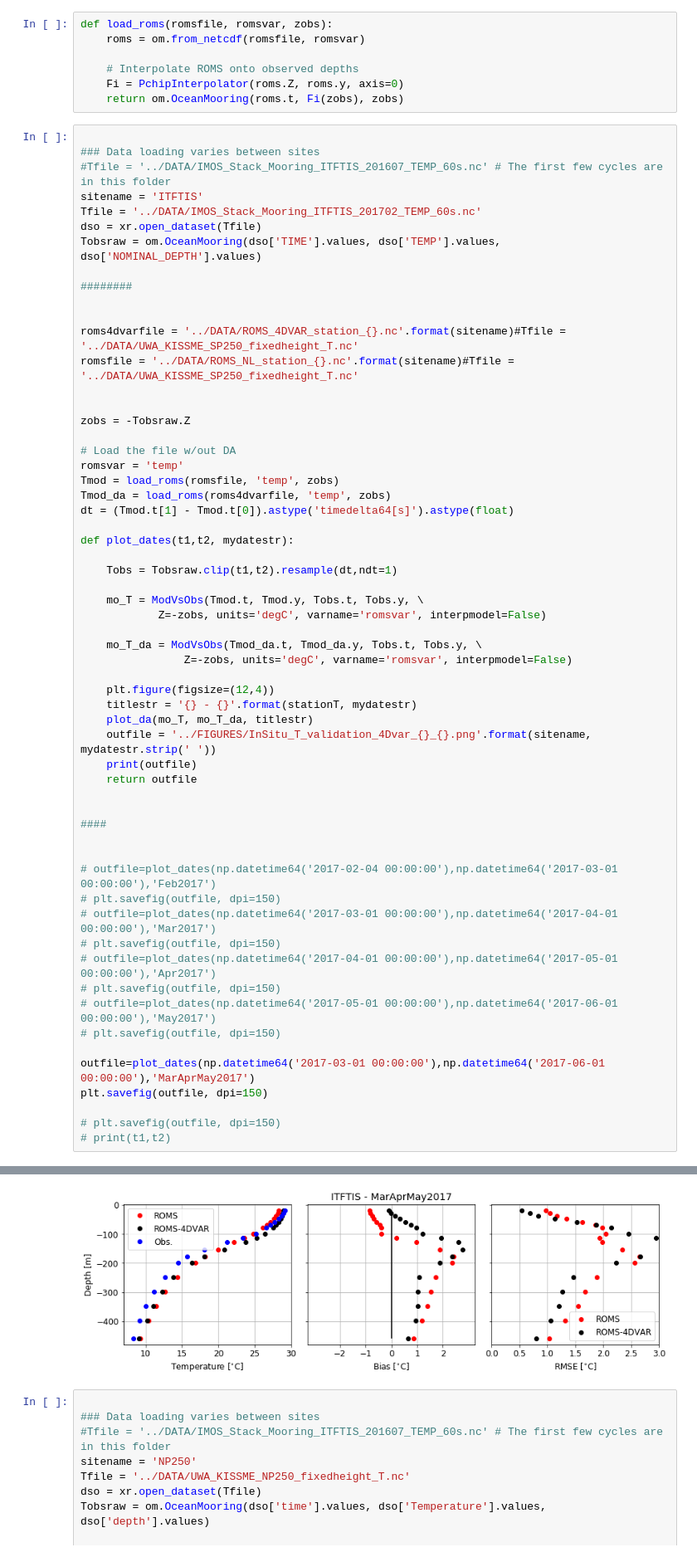
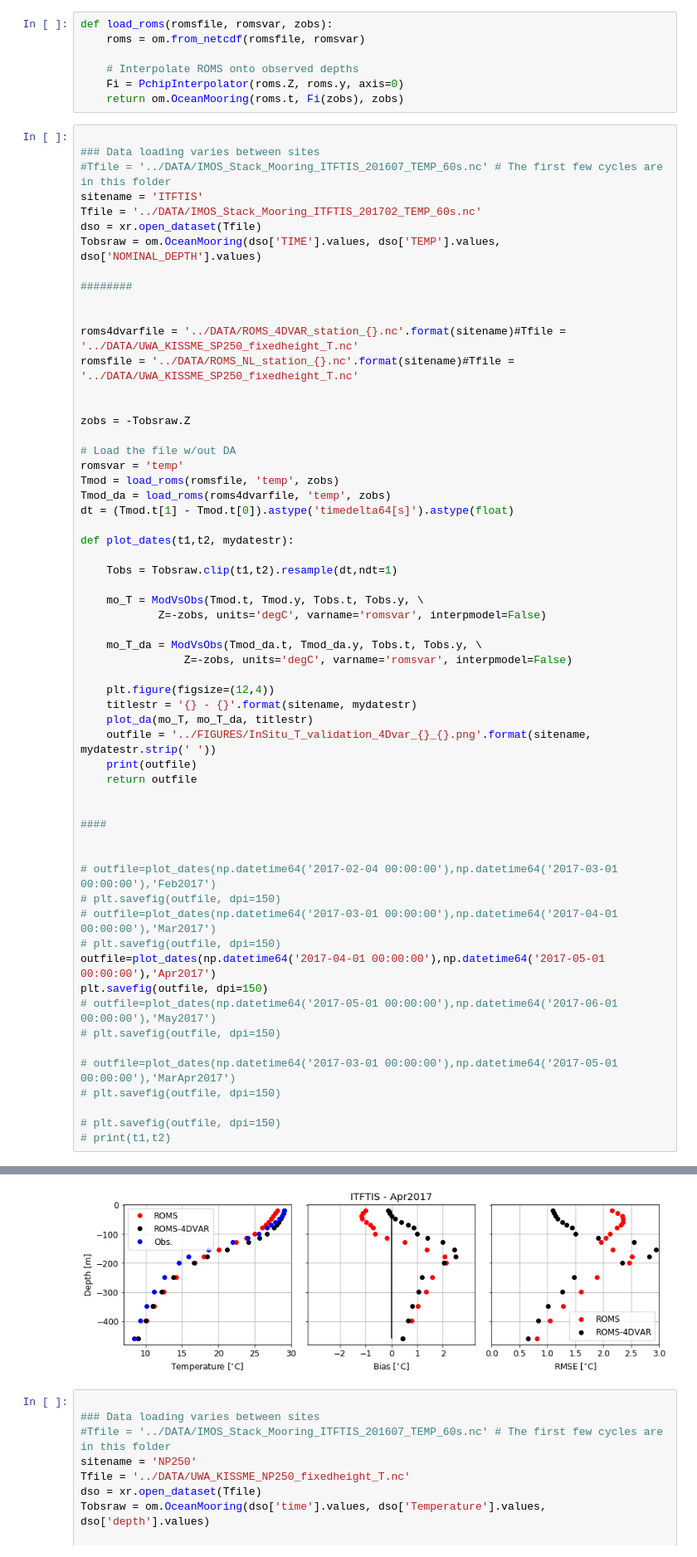
Before and after one commit to mrayson/roms_4dvar_browsebasin, a Jupyter notebook: NOTEBOOKS/compare_monthly_insitu_uvT.ipynb, the cells around one changed output, grey strips where cells are left out. Shown at 83% size. Drawn from its saved outputs; the diff is of its cells as text.

Commit message:
Added and modified notebooks for validations with BRB and ITFTIS stations

```diff
--- a/NOTEBOOKS/compare_monthly_insitu_uvT.ipynb
+++ b/NOTEBOOKS/compare_monthly_insitu_uvT.ipynb
@@ -160,7 +158,7 @@ def plot_dates(t1,t2, mydatestr):
                 Z=-zobs, units='degC', varname='romsvar', interpmodel=False)
 
     plt.figure(figsize=(12,4))
-    titlestr = '{} - {}'.format(stationT, mydatestr)
+    titlestr = '{} - {}'.format(sitename, mydatestr)
     plot_da(mo_T, mo_T_da, titlestr)
     outfile = '../FIGURES/InSitu_T_validation_4Dvar_{}_{}.png'.format(sitename, mydatestr.strip(' '))
     print(outfile)
@@ -174,13 +172,13 @@ def plot_dates(t1,t2, mydatestr):
 # plt.savefig(outfile, dpi=150)
 # outfile=plot_dates(np.datetime64('2017-03-01 00:00:00'),np.datetime64('2017-04-01 00:00:00'),'Mar2017')
 # plt.savefig(outfile, dpi=150)
-# outfile=plot_dates(np.datetime64('2017-04-01 00:00:00'),np.datetime64('2017-05-01 00:00:00'),'Apr2017')
-# plt.savefig(outfile, dpi=150)
+outfile=plot_dates(np.datetime64('2017-04-01 00:00:00'),np.datetime64('2017-05-01 00:00:00'),'Apr2017')
+plt.savefig(outfile, dpi=150)
 # outfile=plot_dates(np.datetime64('2017-05-01 00:00:00'),np.datetime64('2017-06-01 00:00:00'),'May2017')
 # plt.savefig(outfile, dpi=150)
 
-outfile=plot_dates(np.datetime64('2017-03-01 00:00:00'),np.datetime64('2017-06-01 00:00:00'),'MarAprMay2017')
-plt.savefig(outfile, dpi=150)
+# outfile=plot_dates(np.datetime64('2017-03-01 00:00:00'),np.datetime64('2017-05-01 00:00:00'),'MarApr2017')
+# plt.savefig(outfile, dpi=150)
 
 # plt.savefig(outfile, dpi=150)
 # print(t1,t2)
@@ -189,4 +187,4 @@ plt.savefig(outfile, dpi=150)
-[figure, old version]
+[figure, new version]
 # %%
 
 ### Data loading varies between sites
```
Also changed, not shown: parts of 10 cells of this notebook, 8 other files.
